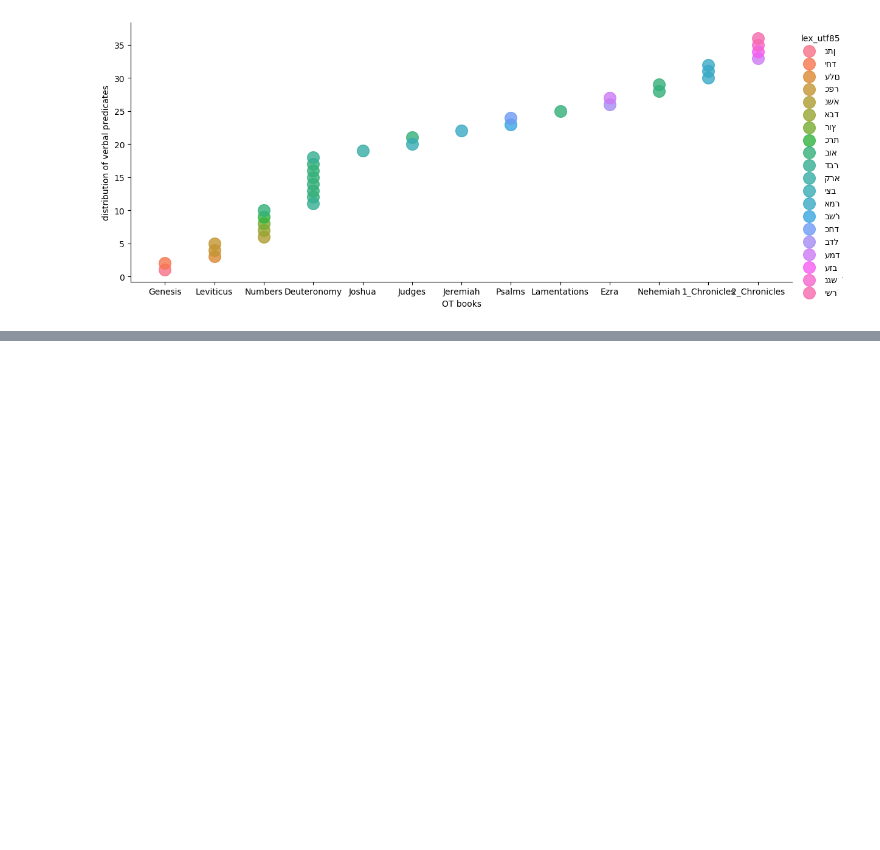
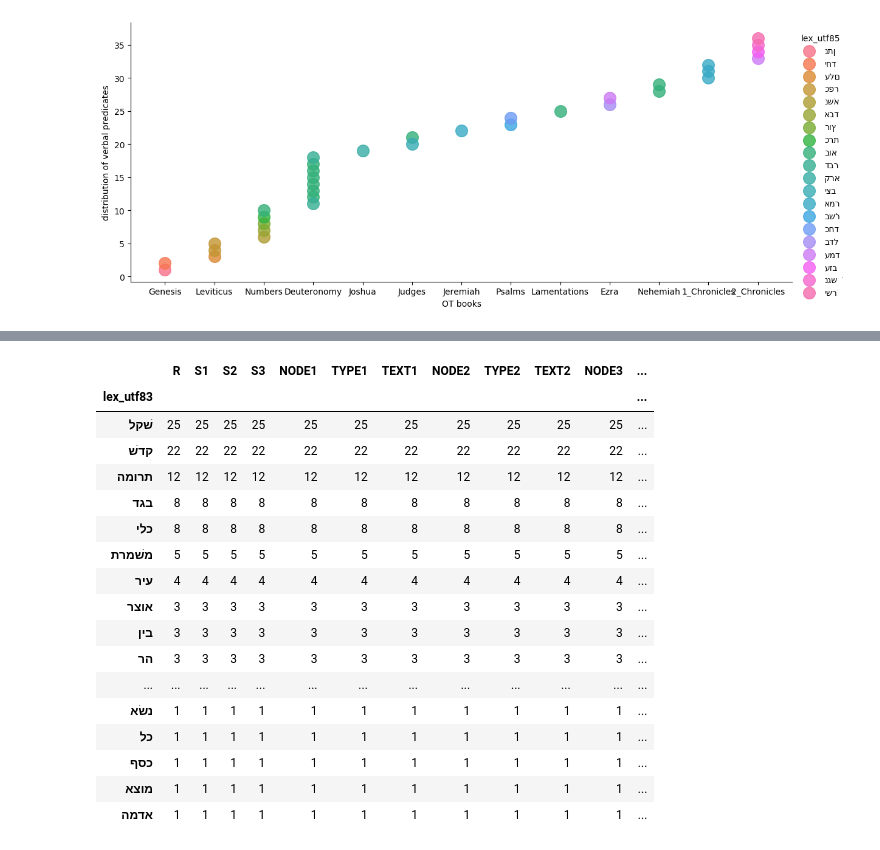
Before and after one commit to oliverglanz/Text-Fabric, a Jupyter notebook: PhD-projects/phd-project_rodrigo.galiza_o.glanz.ipynb, the cells around one changed output, grey strips where cells are left out. Cells and saved outputs as stored; diff of their text form; code cells hidden in the pictures; blank space fills up the shorter version.

```diff
--- a/PhD-projects/phd-project_rodrigo.galiza_o.glanz.ipynb
+++ b/PhD-projects/phd-project_rodrigo.galiza_o.glanz.ipynb
@@ -260,0 +463,21 @@ Text(0.5, 28.999999999999986, 'OT books')
+# %%
+QDCinConstructWithArt.groupby(["lex_utf83"]).count().sort_values(['R'], ascending=False)
+# %% [output]
+|  | R | S1 | S2 | S3 | NODE1 | TYPE1 | TEXT1 | NODE2 | TYPE2 | TEXT2 | NODE3 | ... |
+| lex_utf83 |  |  |  |  |  |  |  |  |  |  |  | ... |
+| שׁקל | 25 | 25 | 25 | 25 | 25 | 25 | 25 | 25 | 25 | 25 | 25 | ... |
+| קדשׁ | 22 | 22 | 22 | 22 | 22 | 22 | 22 | 22 | 22 | 22 | 22 | ... |
+| תרומה | 12 | 12 | 12 | 12 | 12 | 12 | 12 | 12 | 12 | 12 | 12 | ... |
+| בגד | 8 | 8 | 8 | 8 | 8 | 8 | 8 | 8 | 8 | 8 | 8 | ... |
+| כלי | 8 | 8 | 8 | 8 | 8 | 8 | 8 | 8 | 8 | 8 | 8 | ... |
+| משׁמרת | 5 | 5 | 5 | 5 | 5 | 5 | 5 | 5 | 5 | 5 | 5 | ... |
+| עיר | 4 | 4 | 4 | 4 | 4 | 4 | 4 | 4 | 4 | 4 | 4 | ... |
+| אוצר | 3 | 3 | 3 | 3 | 3 | 3 | 3 | 3 | 3 | 3 | 3 | ... |
+| בין | 3 | 3 | 3 | 3 | 3 | 3 | 3 | 3 | 3 | 3 | 3 | ... |
+| הר | 3 | 3 | 3 | 3 | 3 | 3 | 3 | 3 | 3 | 3 | 3 | ... |
+| ... | ... | ... | ... | ... | ... | ... | ... | ... | ... | ... | ... | ... |
+| נשׂא | 1 | 1 | 1 | 1 | 1 | 1 | 1 | 1 | 1 | 1 | 1 | ... |
+| כל | 1 | 1 | 1 | 1 | 1 | 1 | 1 | 1 | 1 | 1 | 1 | ... |
+| כסף | 1 | 1 | 1 | 1 | 1 | 1 | 1 | 1 | 1 | 1 | 1 | ... |
+| מוצא | 1 | 1 | 1 | 1 | 1 | 1 | 1 | 1 | 1 | 1 | 1 | ... |
+| אדמה | 1 | 1 | 1 | 1 | 1 | 1 | 1 | 1 | 1 | 1 | 1 | ... |
```
Also changed, not shown: parts of 21 cells of this notebook.
